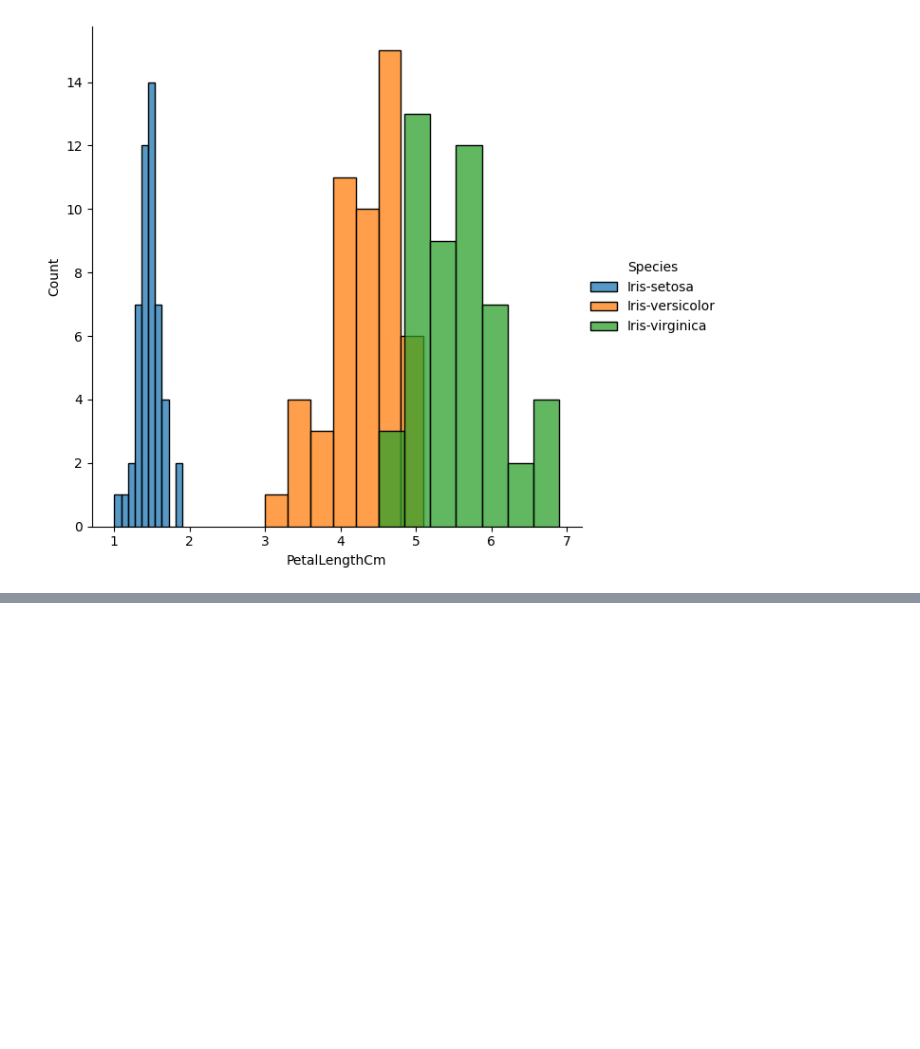
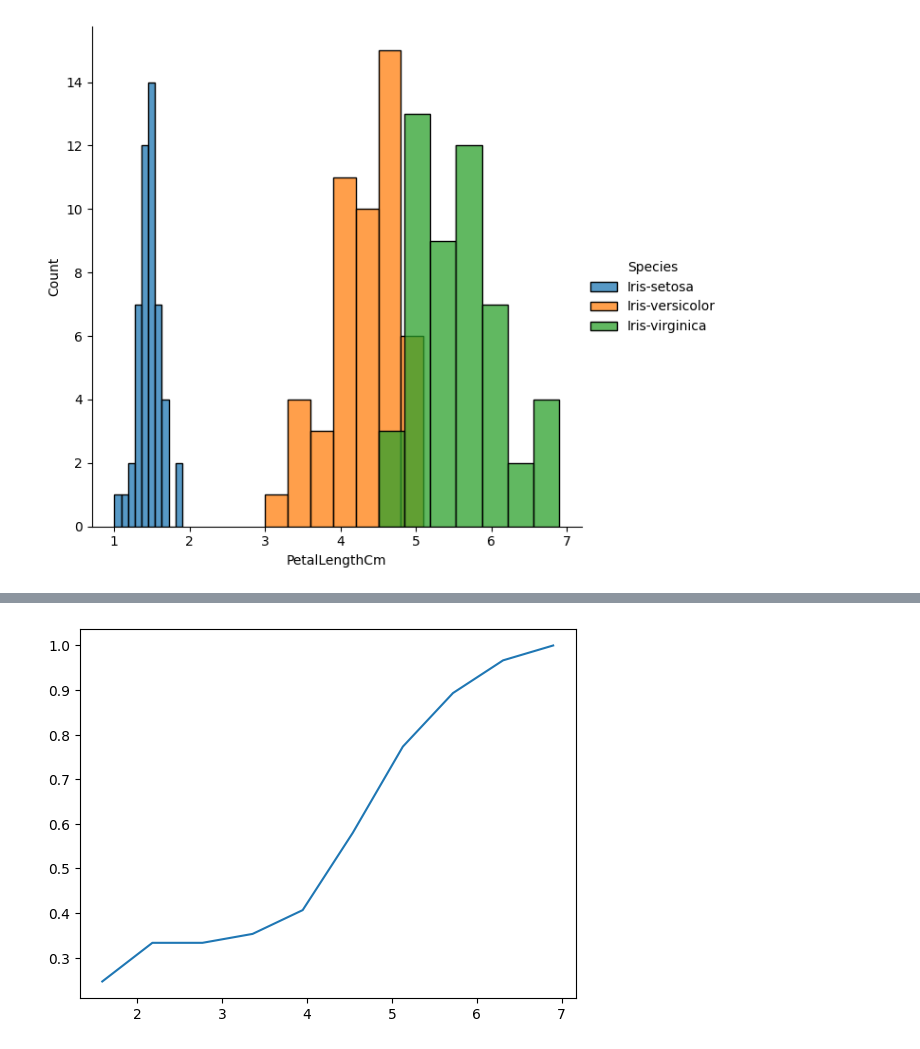
Before and after one commit to labib1910024/Python_Basic, a Jupyter notebook: eda_iris.ipynb, the cells around one changed output, grey strips where cells are left out. Drawn from its saved outputs; the diff is of its cells as text; code cells hidden in the pictures; blank space fills up the shorter version.

```diff
--- a/eda_iris.ipynb
+++ b/eda_iris.ipynb
@@ -115,0 +123,6 @@ plt.show()
+# %%
+cdf = np.cumsum(pdf)
+plt.plot(bin_edges[1:],cdf)
+plt.show()
+# %% [output]
+[figure, added]
```
Also changed, not shown: parts of 1 cell of this notebook.
